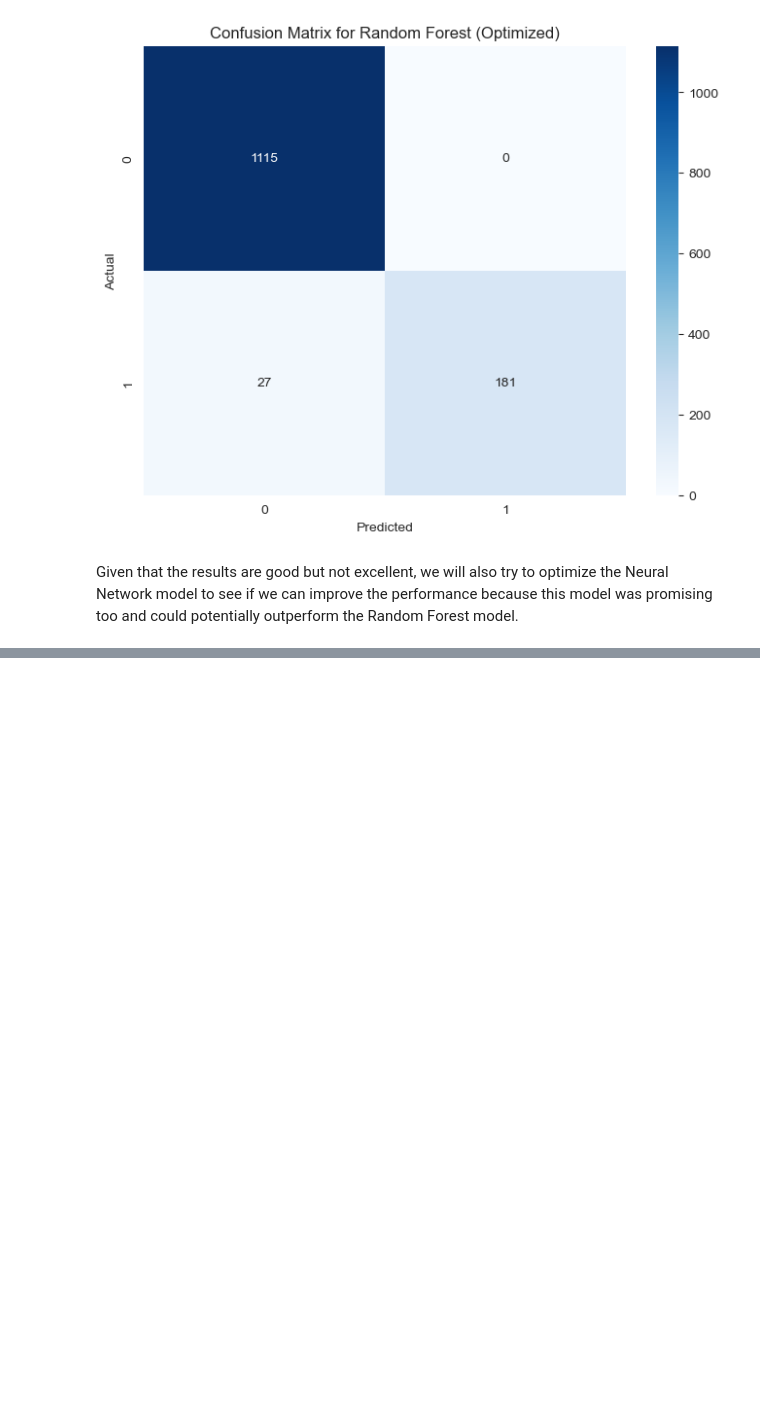
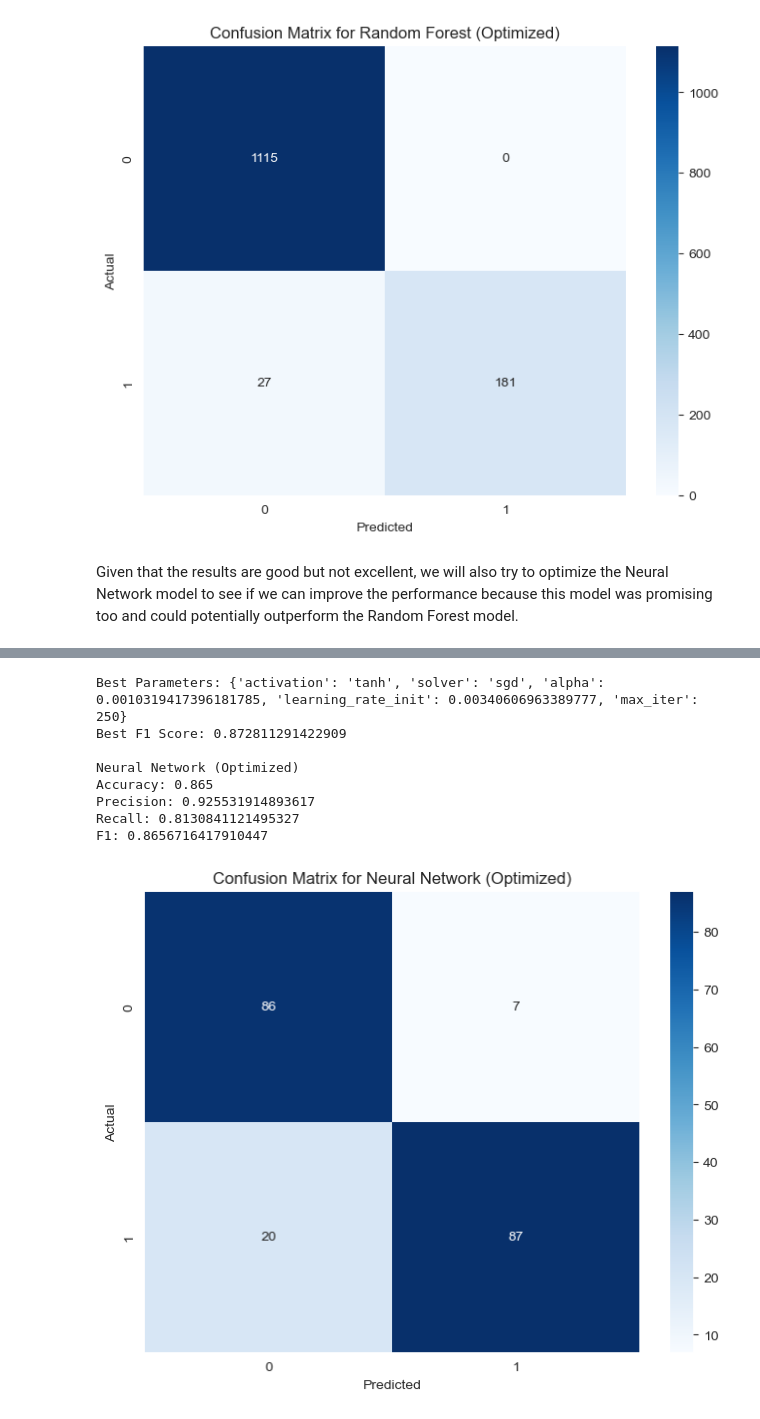
Before and after one commit to MaxMax6767/AI-Project, a Jupyter notebook: main.ipynb, the cells around one changed output, grey strips where cells are left out. Drawn from its saved outputs; the diff is of its cells as text; code cells hidden in the pictures; blank space fills up the shorter version.

Commit message:
Optimized NN

```diff
--- a/main.ipynb
+++ b/main.ipynb
@@ -517,11 +517,7 @@ F1: 0.9305912596401028
 Given that the results are good but not excellent, we will also try to optimize the Neural Network model to see if we can improve the performance because this model was promising too and could potentially outperform the Random Forest model.
 # %%
 def objective(trial):
-    # Define the search space for the hyperparameters
-    n_layers = trial.suggest_int("n_layers", 1, 3)  # Number of hidden layers
-    hidden_layer_sizes = tuple(
-        trial.suggest_int("hidden_layer_sizes", 50, 200, step=50) for _ in range(n_layers)
-    )
+    # Define the search space for the hyperparameter
     activation = trial.suggest_categorical("activation", ["identity", "logistic", "tanh", "relu"])
     solver = trial.suggest_categorical("solver", ["adam", "lbfgs", "sgd"])
     alpha = trial.suggest_float("alpha", 1e-5, 1e-2, log=True)
@@ -530,7 +526,6 @@ def objective(trial):
 
     # Create the MLPClassifier model with suggested hyperparameters
     model = MLPClassifier(
-        hidden_layer_sizes=hidden_layer_sizes,
         activation=activation,
         solver=solver,
         alpha=alpha,
@@ -575,0 +587,9 @@ NameError: name 'optuna' is not defined
+Best Parameters: {'activation': 'tanh', 'solver': 'sgd', 'alpha': 0.0010319417396181785, 'learning_rate_init': 0.00340606963389777, 'max_iter': 250}
+Best F1 Score: 0.872811291422909
+
+Neural Network (Optimized)
+Accuracy: 0.865
+Precision: 0.925531914893617
+Recall: 0.8130841121495327
+F1: 0.8656716417910447
+[figure, added]
```
Also changed, not shown: parts of 2 cells of this notebook.
